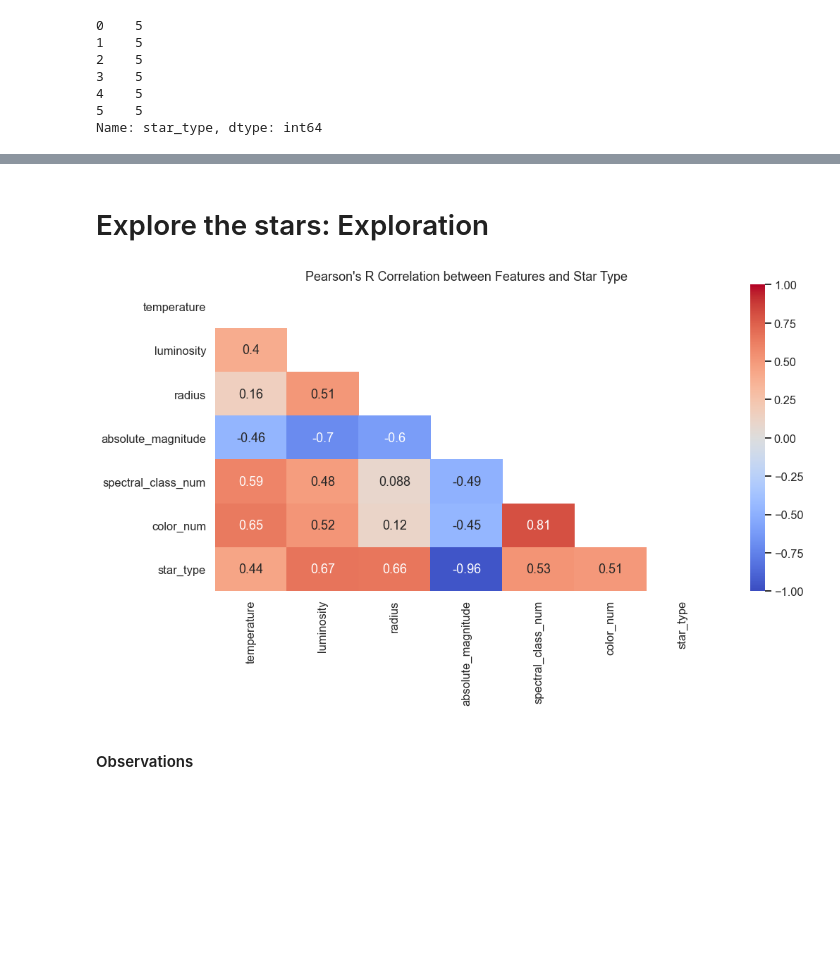
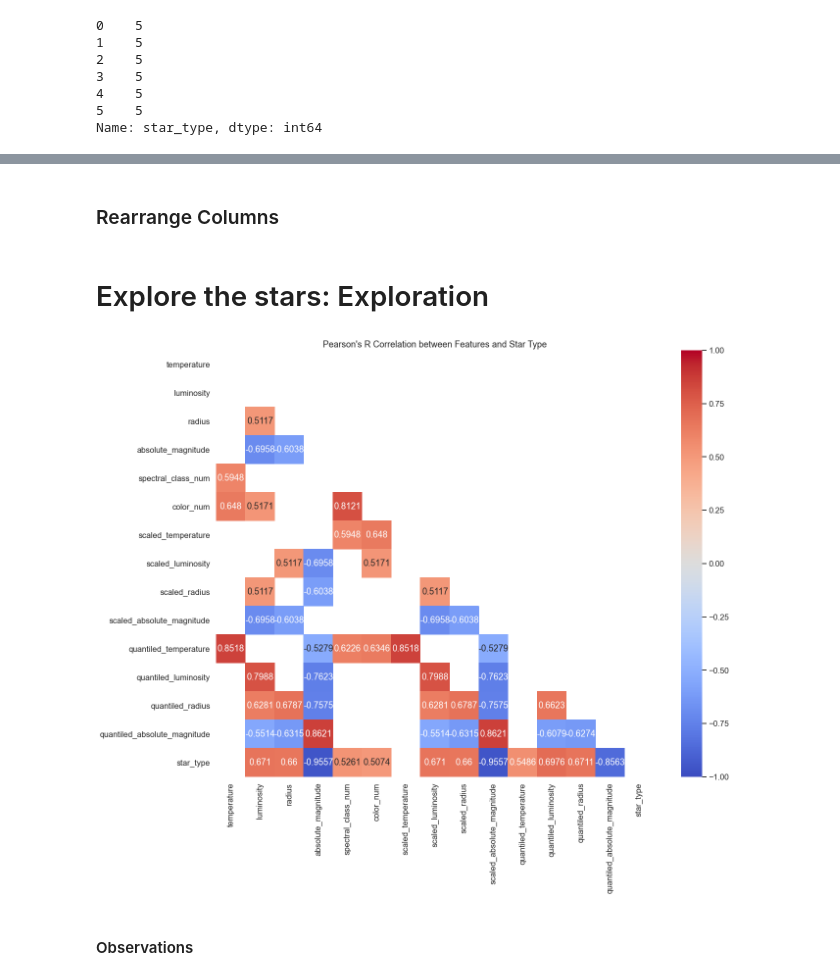
Before and after one commit to Promeos/Stellar_Classification, a Jupyter notebook: Final-Report.ipynb, the cells around one changed output, grey strips where cells are left out. Saved outputs shown, nothing was run; the diff lists cells and outputs as text; code cells hidden in the pictures; blank space fills up the shorter version.

```diff
--- a/Final-Report.ipynb
+++ b/Final-Report.ipynb
@@ -234,26 +251,54 @@ Name: star_type, dtype: int64
+# %% [markdown]
+### Rearrange Columns
+# %%
+arranged_cols = ['temperature',
+ 'luminosity',
+ 'radius',
+ 'absolute_magnitude',
+ 'color',
+ 'spectral_class',
+ 'spectral_class_num',
+ 'color_num',
+ 'scaled_temperature',
+ 'scaled_luminosity',
+ 'scaled_radius',
+ 'scaled_absolute_magnitude',
+ 'quantiled_temperature',
+ 'quantiled_luminosity',
+ 'quantiled_radius',
+ 'quantiled_absolute_magnitude',
+ 'star_type_name',
+ 'star_type']
+# %%
+train = train[arranged_cols]
+validate = validate[arranged_cols]
+test = test[arranged_cols]
 # %% [markdown]
 # Explore the stars: Exploration
 # %%
 sns.set_context('talk')
 
 correlations = train.corr()
+
+correlations = correlations[((correlations < -0.5)|(correlations > 0.5))&(abs(correlations) < .99)]
 
 mask = np.zeros_like(correlations)
 mask[np.triu_indices_from(mask)] = True
 
 with sns.axes_style("white"):
 
-    f, ax = plt.subplots(figsize=(16, 8))
+    f, ax = plt.subplots(figsize=(20, 16))
     ax = sns.heatmap(correlations,
                      annot=True,
                      cmap='coolwarm',
                      vmin=-1,
                      vmax=1,
-                     mask=mask)
+                     mask=mask,
+                     fmt='.04')
 
     plt.title("Pearson's R Correlation between Features and Star Type")
     plt.show()
 # %% [output]
-[figure, old version]
+[figure, new version]
 # %% [markdown]
 #### Observations
```
Also changed, not shown: parts of 29 cells of this notebook.
